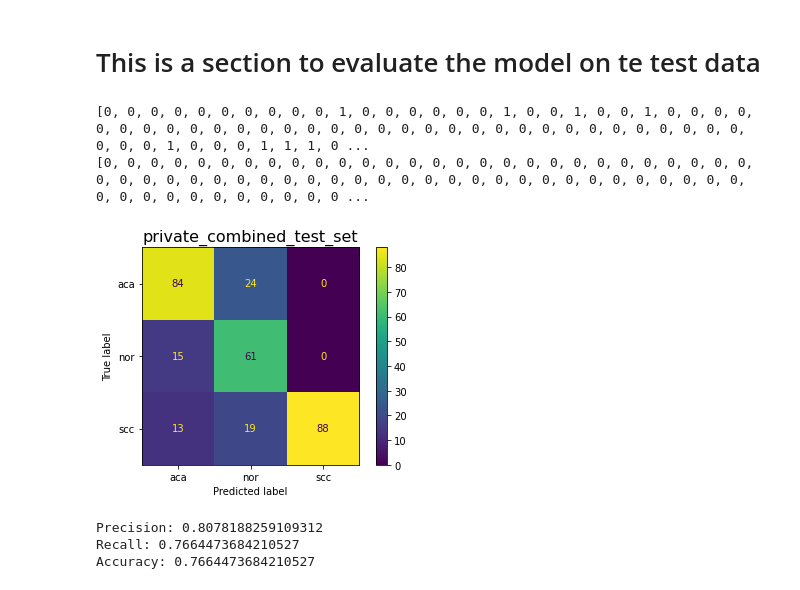
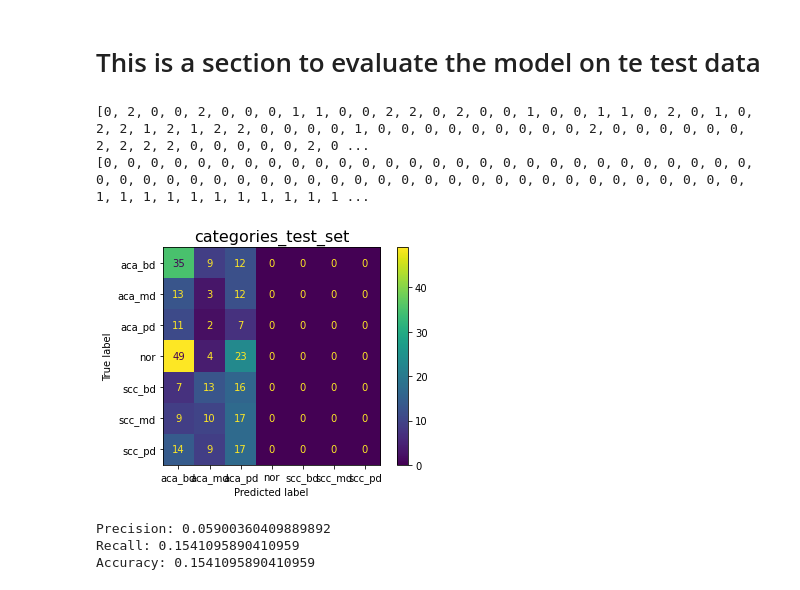
Before and after one commit to jorgediosdado/lung_tissues_classification, a Jupyter notebook: efficientnet_play_new.ipynb, the cells around one changed output. Saved outputs shown, nothing was run; the diff lists cells and outputs as text; code cells hidden in the pictures.

```diff
--- a/efficientnet_play_new.ipynb
+++ b/efficientnet_play_new.ipynb
@@ -17,7 +17,7 @@ from matplotlib import pyplot as plt
 from keras.models import Model
 from sklearn.metrics import confusion_matrix, ConfusionMatrixDisplay, precision_score, recall_score, accuracy_score
 # %%
-dataset_name = "soloultimatanda_categories"
+dataset_name = "dataset_2_categories"
 batch_size = 16
 # %%
 tf.keras.mixed_precision.set_global_policy('mixed_float16')
@@ -24,7 +27,7 @@ tf.keras.mixed_precision.set_global_policy('mixed_float16')
 # %%
 # Load the dataset
 
-image_size = (600, 600)
+image_size = (380, 380)
 
 train_ds = tf.keras.preprocessing.image_dataset_from_directory(
     dataset_name,
@@ -96,7 +104,7 @@ EfficientNetB6: (528, 528, 3)
 EfficientNetB7: (600, 600, 3)
 These sizes represent the input dimensions (height, width, number of channels) that the models expect. Therefore, when using any EfficientNet variant, you need to resize your images to match the corresponding input size before feeding them into the model.
 # %%
-base_model = EfficientNetB7(include_top = False ,weights='imagenet', pooling='avg')
+base_model = EfficientNetB4(include_top = False ,weights='imagenet', pooling='avg')
 
 #todo introduce a layer of data augmentation
 
@@ -123,7 +131,7 @@ for layer in base_model.layers[-10:]:
 #Capa de entradas. No se si eficientnet ya espera 225x225 o es 224 x 224. En realidad la efficient net ya tiene un parametro de input shape...
 # Capa de entradas
 
-entradas = layers.Input((600, 600, 3))
+entradas = layers.Input((380, 380, 3))
 
 # Apply data augmentation to the input images
 x = data_augmentation(entradas)
@@ -199,7 +209,7 @@ early_stopping = tf.keras.callbacks.EarlyStopping(monitor='val_loss', patience=4
 # Start an MLflow run
 mlflow.start_run()
 
-mlflow.set_experiment('efficientnet_project_capstone')
+mlflow.set_experiment('scientific_data')
 
 # Log the name of the dataset
 mlflow.log_param("dataset_name", dataset_name)
@@ -211,7 +221,7 @@ mlflow.log_param("dataset_name", dataset_name)
 tf.keras.backend.clear_session()
 
 
-epochs = 20
+epochs = 10
 history = modelo.fit(
     train_ds, epochs=epochs, validation_data=val_ds, callbacks=[model_checkpoint_callback]
 )
@@ -305,18 +332,22 @@ predicted_labels= []
 true_labels = []
 
 label_mapping = {
-    'aca': 0,
-    'nor': 1,
-    'scc': 2
+    'aca_bd': 0,
+    'aca_md': 1,
+    'aca_pd': 2,
+    'nor' : 3,
+    'scc_bd' : 4,
+    'scc_md' : 5,
+    'scc_pd' : 6
 }
 
 
-directory = "private_combined_test_set"
+directory = "categories_test_set"
 for filename in os.listdir(directory):
 
     # Load the image and add it to the list of test images
     f = os.path.join(directory, filename)
-    imagen = tf.keras.preprocessing.image.load_img(f, target_size=(600,600))
+    imagen = tf.keras.preprocessing.image.load_img(f, target_size=(380,380))
     x = tf.keras.preprocessing.image.img_to_array(imagen)
     x = np.expand_dims(x, axis=0)
 
@@ -325,49 +356,55 @@ for filename in os.listdir(directory):
 
     #True labels are calculated based on name. It is a very weak way of doing it. Look for a better one or rename the files
 
-    if 'aca' in filename or 'lungaca' in filename:
+    if 'aca_bd' in filename:
         true_labels.append(0)
-    elif 'scc' in filename or 'lungscc' in filename:
+    elif 'aca_md' in filename:
+        true_labels.append(1)
+    elif 'aca_pd' in filename:
         true_labels.append(2)
-    elif 'nor' in filename or 'lungn' in filename:
-        true_labels.append(1)
-
-
+    elif 'nor' in filename:
+        true_labels.append(3)
+    elif 'scc_bd' in filename:
+        true_labels.append(4)
+    elif 'scc_md' in filename:
+        true_labels.append(5)
+    elif 'scc_pd' in filename:
+        true_labels.append(6)
 
     predicted_labels.append(predicted_class)
 
 print(predicted_labels)
 print(true_labels)
 
 
 cm = confusion_matrix(true_labels, predicted_labels)
 labels = [label for label, _ in sorted(label_mapping.items(), key=lambda x: x[1])]
 disp = ConfusionMatrixDisplay(confusion_matrix=cm, display_labels=labels)
 disp.plot()
 
 plt.title(directory,  fontdict={'fontsize': 16})  # Set the new title for the plot
 plt.show()
 
 
 # Calculate precision, recall, and accuracy
 precision = precision_score(true_labels, predicted_labels, average='weighted')
 recall = recall_score(true_labels, predicted_labels, average='weighted')
 accuracy = accuracy_score(true_labels, predicted_labels)
 
 # Print the results
 print("Precision:", precision)
 print("Recall:", recall)
 print("Accuracy:", accuracy)
 
 mlflow.log_metric("Precision", precision)
 mlflow.log_metric("Recall", recall)
 mlflow.log_metric("Accuracy", accuracy)
 
 mlflow.end_run()
 # %% [output]
-[0, 0, 0, 0, 0, 0, 0, 0, 0, 0, 1, 0, 0, 0, 0, 0, 0, 1, 0, 0, 1, 0, 0, 1, 0, 0, 0, 0, 0, 0, 0, 0, 0, 0, 0, 0, 0, 0, 0, 0, 0, 0, 0, 0, 0, 0, 0, 0, 0, 0, 0, 0, 0, 0, 0, 0, 0, 0, 0, 1, 0, 0, 0, 1, 1, 1, 0 ...
-[0, 0, 0, 0, 0, 0, 0, 0, 0, 0, 0, 0, 0, 0, 0, 0, 0, 0, 0, 0, 0, 0, 0, 0, 0, 0, 0, 0, 0, 0, 0, 0, 0, 0, 0, 0, 0, 0, 0, 0, 0, 0, 0, 0, 0, 0, 0, 0, 0, 0, 0, 0, 0, 0, 0, 0, 0, 0, 0, 0, 0, 0, 0, 0, 0, 0, 0 ...
+[0, 2, 0, 0, 2, 0, 0, 0, 1, 1, 0, 0, 2, 2, 0, 2, 0, 0, 1, 0, 0, 1, 1, 0, 2, 0, 1, 0, 2, 2, 1, 2, 1, 2, 2, 0, 0, 0, 0, 1, 0, 0, 0, 0, 0, 0, 0, 0, 0, 2, 0, 0, 0, 0, 0, 0, 2, 2, 2, 2, 0, 0, 0, 0, 0, 2, 0 ...
+[0, 0, 0, 0, 0, 0, 0, 0, 0, 0, 0, 0, 0, 0, 0, 0, 0, 0, 0, 0, 0, 0, 0, 0, 0, 0, 0, 0, 0, 0, 0, 0, 0, 0, 0, 0, 0, 0, 0, 0, 0, 0, 0, 0, 0, 0, 0, 0, 0, 0, 0, 0, 0, 0, 0, 0, 1, 1, 1, 1, 1, 1, 1, 1, 1, 1, 1 ...
-[figure, old version]
+[figure, new version]
-Precision: 0.8078188259109312
-Recall: 0.7664473684210527
-Accuracy: 0.7664473684210527
+Precision: 0.05900360409889892
+Recall: 0.1541095890410959
+Accuracy: 0.1541095890410959
```
Also changed, not shown: parts of 9 cells of this notebook, 1 other file.
